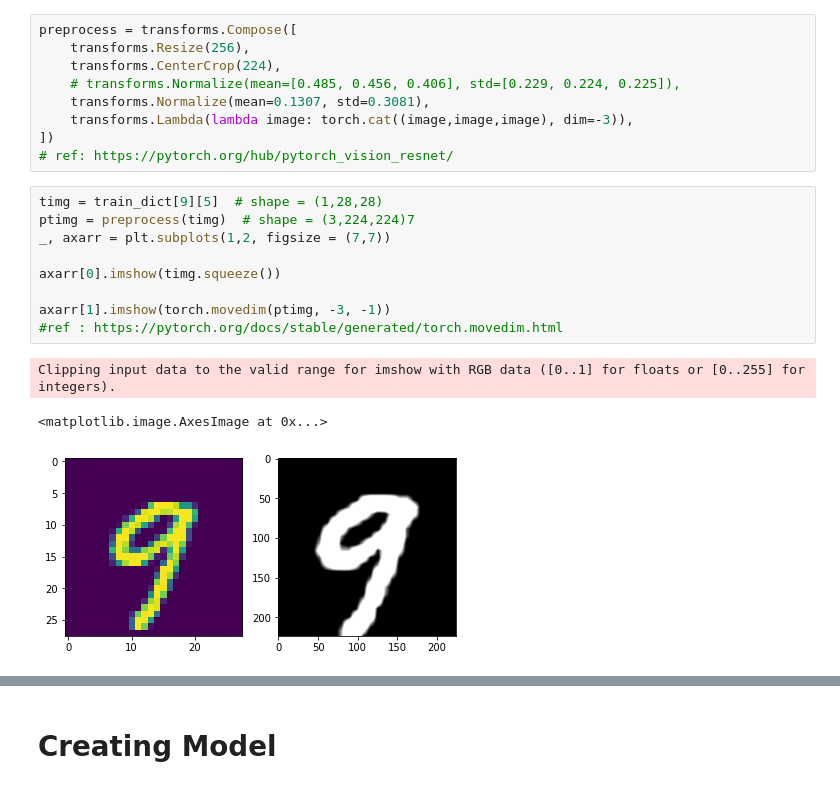
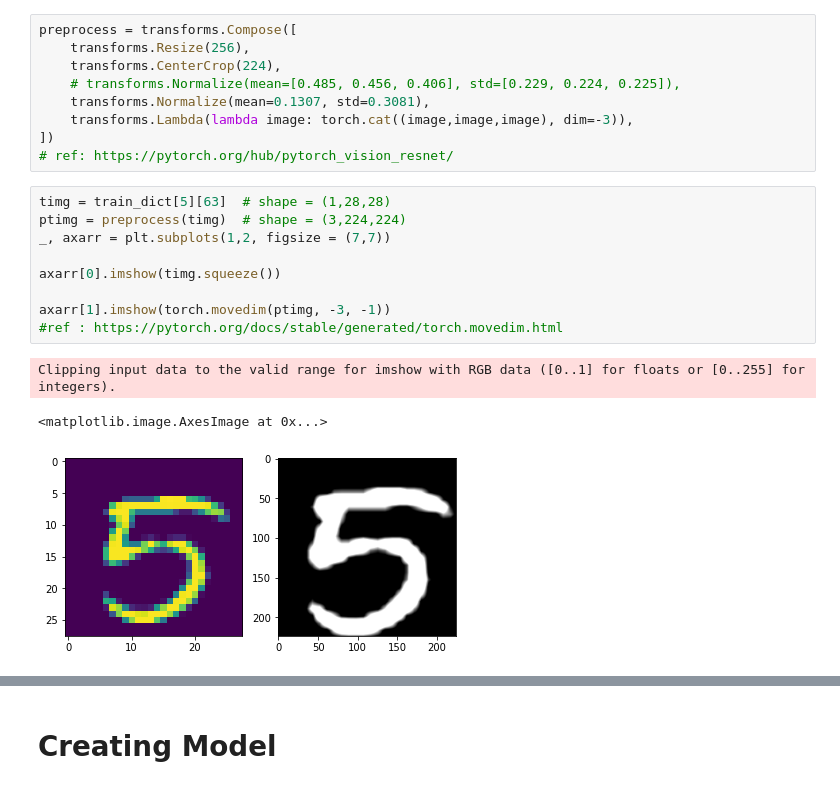
Before and after one commit to ABD-01/MNIST, a Jupyter notebook: Triplet Loss/TRIPLET_LOSS_Pytorch.ipynb, the cells around one changed output, grey strips where cells are left out. Saved outputs shown, nothing was run; the diff lists cells and outputs as text.

```diff
--- a/Triplet Loss/TRIPLET_LOSS_Pytorch.ipynb
+++ b/Triplet Loss/TRIPLET_LOSS_Pytorch.ipynb
@@ -214,18 +215,18 @@ preprocess = transforms.Compose([
 ])
 # ref: https://pytorch.org/hub/pytorch_vision_resnet/
 # %%
-timg = train_dict[9][5]  # shape = (1,28,28)
-ptimg = preprocess(timg)  # shape = (3,224,224)7
+timg = train_dict[5][63]  # shape = (1,28,28)
+ptimg = preprocess(timg)  # shape = (3,224,224)
 _, axarr = plt.subplots(1,2, figsize = (7,7))
 
 axarr[0].imshow(timg.squeeze())
 
 axarr[1].imshow(torch.movedim(ptimg, -3, -1))
 #ref : https://pytorch.org/docs/stable/generated/torch.movedim.html
 # %% [output]
 Clipping input data to the valid range for imshow with RGB data ([0..1] for floats or [0..255] for integers).
 <matplotlib.image.AxesImage at 0x...>
-[figure, old version]
+[figure, new version]
 # %%
 rand_imgs = train_dict[1][random.sample(range(1, 5000), 5)]  # shape = (5,1,28,28)
 grid = torchvision.utils.make_grid(rand_imgs, nrow=5, pad_value=20)
```
Also changed, not shown: parts of 29 cells of this notebook.
